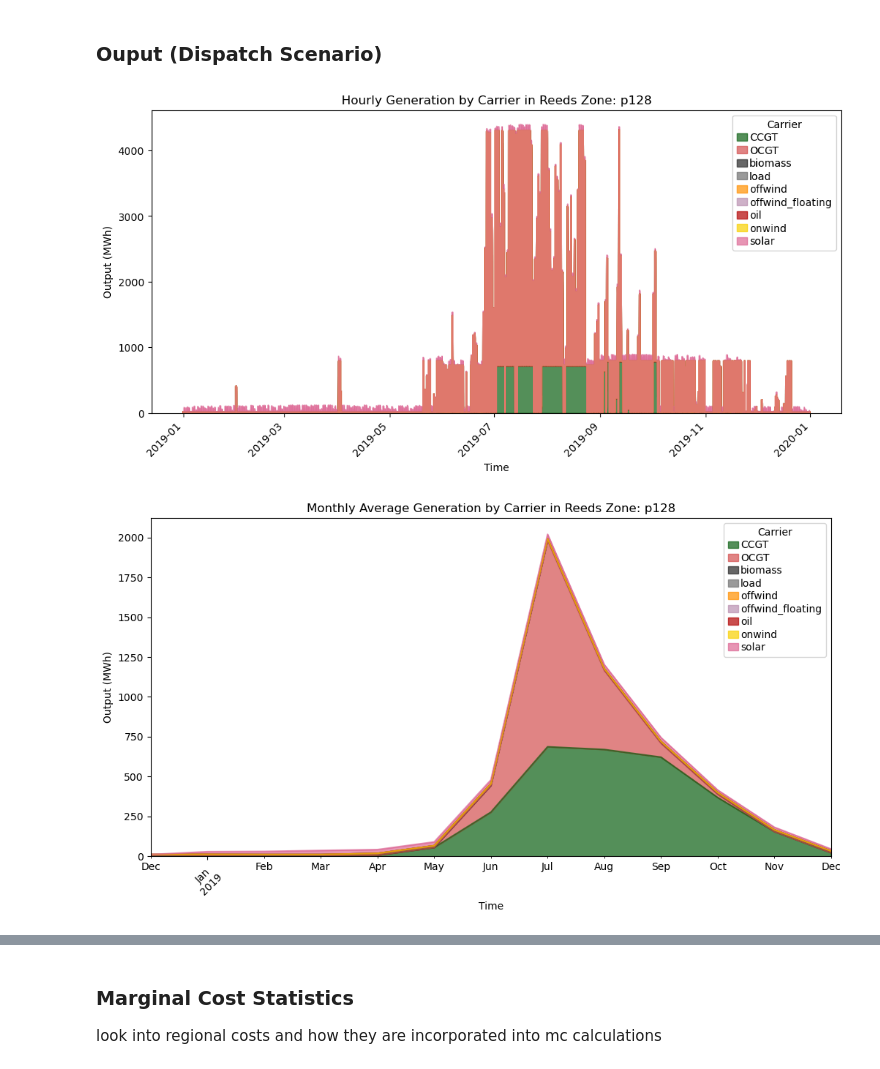
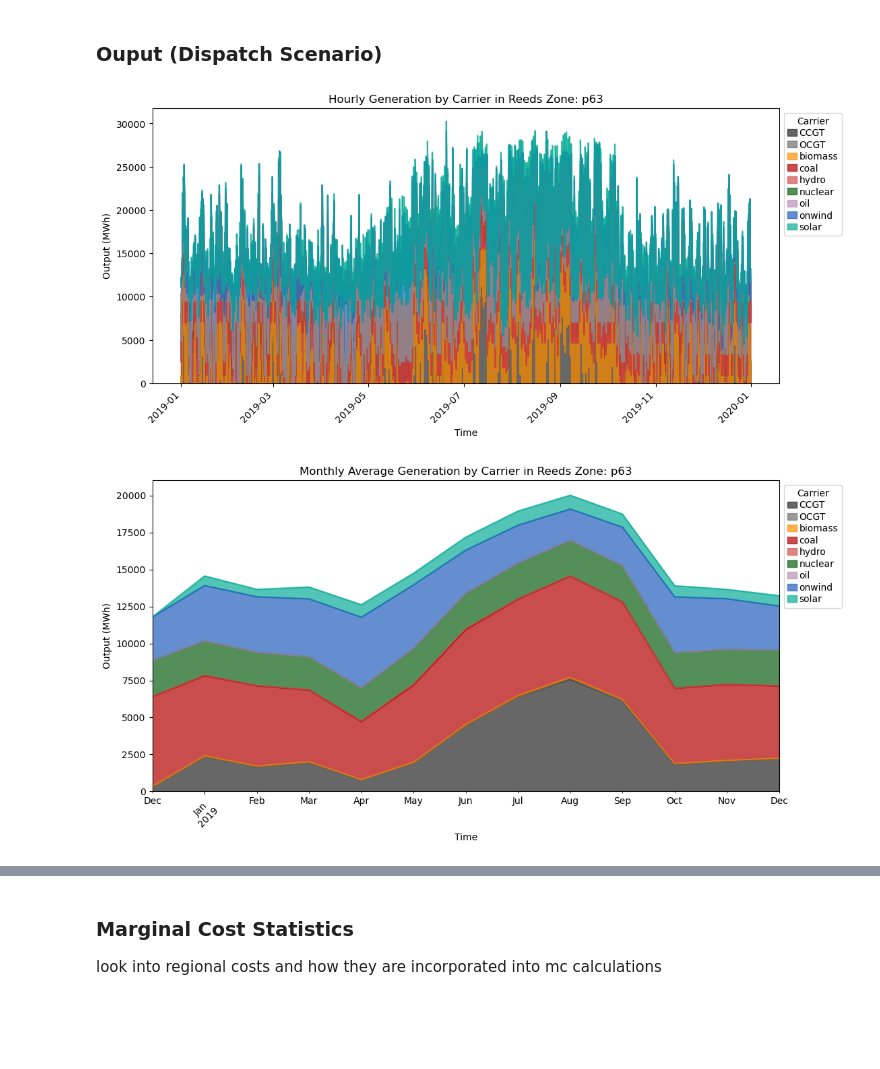
Before and after one commit to af3913/pypsa-usa, a Jupyter notebook: workflow/pypsa-usa_technical_appendix.ipynb, the cells around one changed output, grey strips where cells are left out. Drawn from its saved outputs; the diff is of its cells as text; code cells hidden in the pictures; blank space fills up the shorter version.

```diff
--- a/workflow/pypsa-usa_technical_appendix.ipynb
+++ b/workflow/pypsa-usa_technical_appendix.ipynb
@@ -492,7 +478,7 @@ def generator_add_zonal(generator: pd.DataFrame, time_zone: str):
     """
     generator_zonal = generator.T
 
-    # Make columns starting at 0 a timestep of 2019. Make it UTC time.
+    # Make columns starting at 0 a timestep of data year (currently UTC).
     generator_zonal.columns = pd.date_range(start="2019-01-01",
                                             periods=len(generator_zonal.columns),
                                             freq="H",
@@ -521,37 +507,37 @@ def generator_add_zonal(generator: pd.DataFrame, time_zone: str):
 
 generators_p = (generator_add_zonal(network.generators_t.p, "US/Eastern"))
 
 def plot_generation_by_carrier(generators: pd.DataFrame, reeds_zone: str, title: str):
     """
     Plots area stacked chart of generation by carrier for a given reeds zone.
     """
     # Select data for reeds zone. If intereted in alternate  geographic feature (i.e interconnection), update here by changing selected index.
     data = generators.loc(axis=0)[:, reeds_zone, :, :, :].groupby(["generator_type"]).sum().T
 
     # Plot data. Use get_color_palette() to get a list of colors for the plot.
     fig, ax = plt.subplots(figsize=(12, 6))
     data.plot.area(ax=ax, color = carriers.color, alpha=0.7) # fix color to use carrier.color
     ax.set_title(f"{title} Generation by Carrier in Reeds Zone: {reeds_zone}")
     ax.set_xlabel("Time")
     ax.set_ylabel("Output (MWh)")
     ax.legend(title="Carrier", bbox_to_anchor=(1, 1))
     plt.xticks(rotation=45)
     # Rescale output to 0.0 - 1.0
 
     plt.show()
 
 # Plot generation by carrier for the specified interconnection
-plot_generation_by_carrier(generators_p, "p128", "Hourly")
+plot_generation_by_carrier(generators_p, "p63", "Hourly")
 
 
 # Make columns datetime objects and get monthly means
 generators_p.columns = pd.to_datetime(generators_p.columns)
 generators_p_monthly = generators_p.resample("M", axis=1).mean()
 
-plot_generation_by_carrier(generators_p_monthly, "p128", "Monthly Average")
+plot_generation_by_carrier(generators_p_monthly, "p63", "Monthly Average")
 # %% [output]
-[figure, old version]
+[figure, new version]
-[figure, old version]
+[figure, new version]
 # %%
 generators.carrier.unique()
 # %% [output]
```
Also changed, not shown: parts of 16 cells of this notebook.
